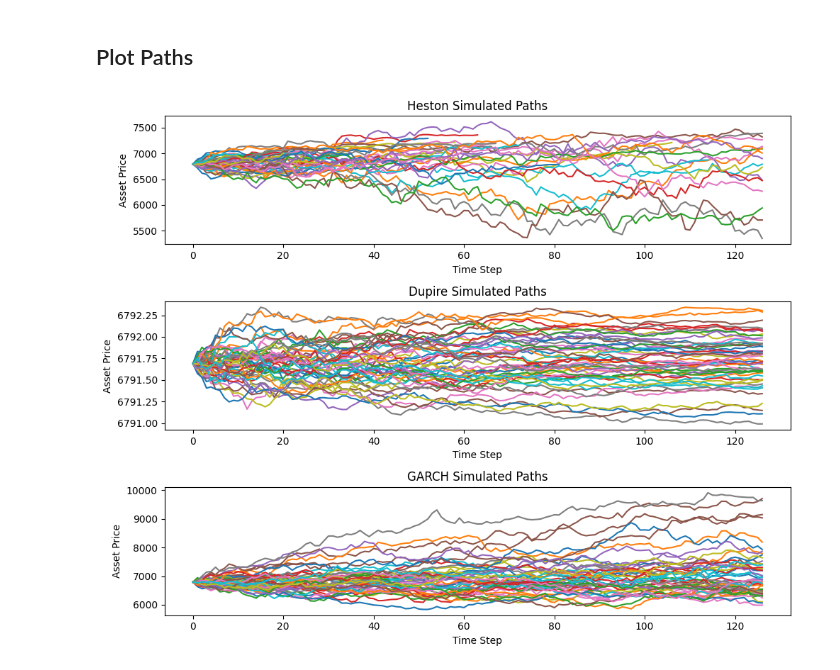
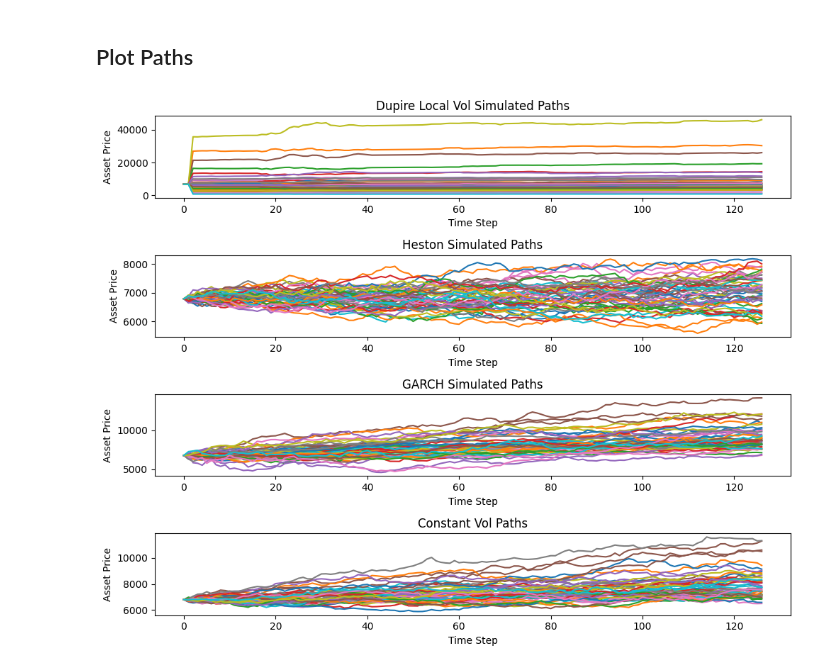
Before and after one commit to StevenYang23/MonteCarloOptionPricing, a Jupyter notebook: main.ipynb, the cells around one changed output. Drawn from its saved outputs; the diff is of its cells as text; code cells hidden in the pictures.

```diff
--- a/main.ipynb
+++ b/main.ipynb
@@ -111,0 +115,9 @@ Beta: 0.8900606147540827
+# %%
+spx = yf.download(ticker, period='31d')
+spx['returns'] = np.log(spx['Close'] / spx['Close'].shift(1))
+vol = spx['returns'].dropna().std()
+vol_annual = vol * np.sqrt(252)
+mu = spx['returns'].dropna().mean()
+mu_annual = mu * 252
+print("Annualized 30-days Mean:",mu_annual)
+print("Annualized 30-days Volatility:",vol_annual)
@@ -132,30 +148,36 @@ M = 100
 ## Plot Paths
 # %%
 S_path_Heston,V_path_Heston = heston_simulation(S0=S0,r=r,q=q,K=K,T=T,v0=v0,kappa=kappa,theta=theta,rho=rho,sigma=sigma,M=M,N=N)
-S_path_dupire,V_path_dupire = dupire_simulation(K=K,S0=S0,T=T,N=N,M=M, params=[calls["S0"].iloc[0],calls["r"].iloc[0],regres])
-S_path_Garch = Garch_simulation(omega=omega, alpha=alpha, beta=beta,N=N,M=M,S0=S0,T=T,r=r,q=q)
+S_path_dupire,V_path_dupire = dupire_simulation(mu_annual=mu_annual,K=K,S0=S0,T=T,N=N,M=M, params=[calls["S0"].iloc[0],calls["r"].iloc[0],interp])
+S_path_Garch, V_path_Garch = Garch_simulation(omega=omega, alpha=alpha, beta=beta,mu_annual=mu_annual,vol_annual=vol_annual,N=N,M=M,S0=S0,T=T,r=r,q=q)
+S_path_GBM, V_path_GBM = GBM_simulation(vol_annual=vol_annual,mu_annual=mu_annual,S0=S0,T=T,N=N,M=M)
+fig, axs = plt.subplots(4, 1, figsize=(10, 8))
 
-fig, axs = plt.subplots(3, 1, figsize=(10, 8))
-
-axs[0].plot(S_path_Heston[:,:50])
-axs[0].set_title("Heston Simulated Paths")
+axs[0].plot(S_path_dupire[:,:50])
+axs[0].set_title("Dupire Local Vol Simulated Paths")
 axs[0].set_xlabel("Time Step")
 axs[0].set_ylabel("Asset Price")
 axs[0].yaxis.set_major_formatter(ScalarFormatter(useOffset=False))
 
-axs[1].plot(S_path_dupire[:,:50])
-axs[1].set_title("Dupire Simulated Paths")
+axs[1].plot(S_path_Heston[:,:50])
+axs[1].set_title("Heston Simulated Paths")
 axs[1].set_xlabel("Time Step")
 axs[1].set_ylabel("Asset Price")
 axs[1].yaxis.set_major_formatter(ScalarFormatter(useOffset=False))
 
 axs[2].plot(S_path_Garch[:,:50])
 axs[2].set_title("GARCH Simulated Paths")
 axs[2].set_xlabel("Time Step")
 axs[2].set_ylabel("Asset Price")
 axs[2].yaxis.set_major_formatter(ScalarFormatter(useOffset=False))
 
+axs[3].plot(S_path_GBM[:,:50])
+axs[3].set_title("Constant Vol Paths")
+axs[3].set_xlabel("Time Step")
+axs[3].set_ylabel("Asset Price")
+axs[3].yaxis.set_major_formatter(ScalarFormatter(useOffset=False))
+
 plt.tight_layout()
 plt.show()
 # %% [output]
-[figure, old version]
+[figure, new version]
```
Also changed, not shown: parts of 9 cells of this notebook, 4 other files.
